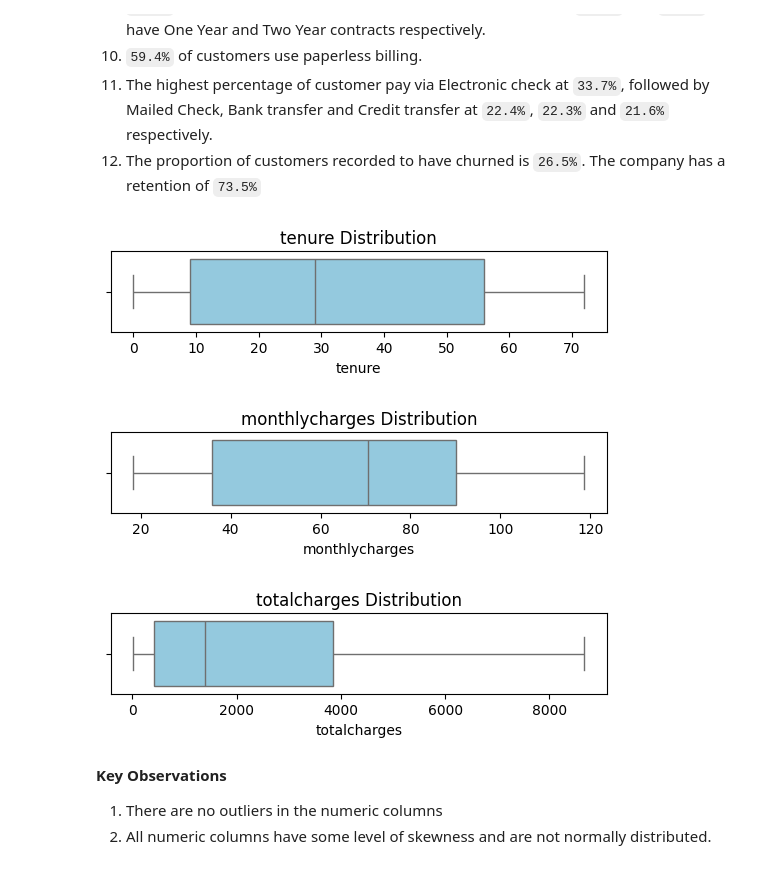
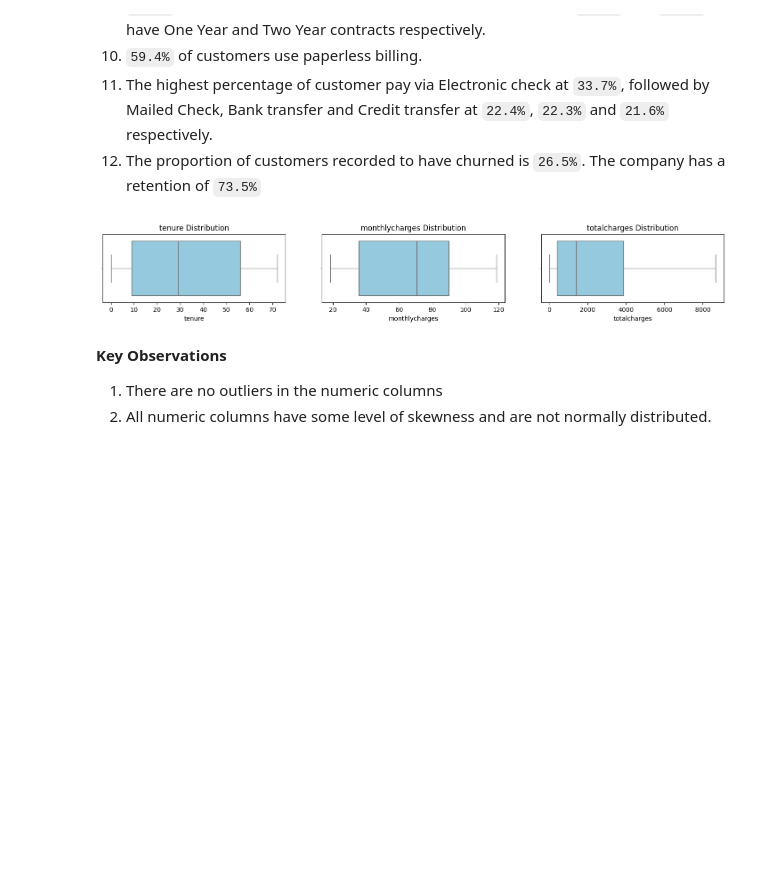
Before and after one commit to Rama-Mwenda/Customer_Churn, a Jupyter notebook: Notebooks/Customer_Churn.ipynb, the cells around one changed output. Cells and saved outputs as stored; diff of their text form; code cells hidden in the pictures; blank space fills up the shorter version.

```diff
--- a/Notebooks/Customer_Churn.ipynb
+++ b/Notebooks/Customer_Churn.ipynb
@@ -661,15 +661,13 @@ for i, var in enumerate(categorical):
 11. The highest percentage of customer pay via Electronic check at `33.7%`, followed by Mailed Check, Bank transfer and Credit transfer at `22.4%`, `22.3%` and `21.6%` respectively.
 12. The proportion of customers recorded to have churned is `26.5%`. The company has a retention of `73.5%`
 # %%
+fig, axs = plt.subplots(nrows=1,ncols=3,figsize=(18,2))
 for i, col in enumerate(numeric):
-    plt.subplot(4,1,1)
+    plt.subplot(1,3,i+1)
     sns.boxplot(train[col], color='skyblue', orient='h')
     plt.title(f'{col} Distribution')
-    plt.show()
 # %% [output]
-[figure, old version]
+[figure, new version]
-[figure, removed]
-[figure, removed]
 # %% [markdown]
 **Key Observations**
 1. There are no outliers in the numeric columns
```
Also changed, not shown: parts of 9 cells of this notebook, 1 other file.
